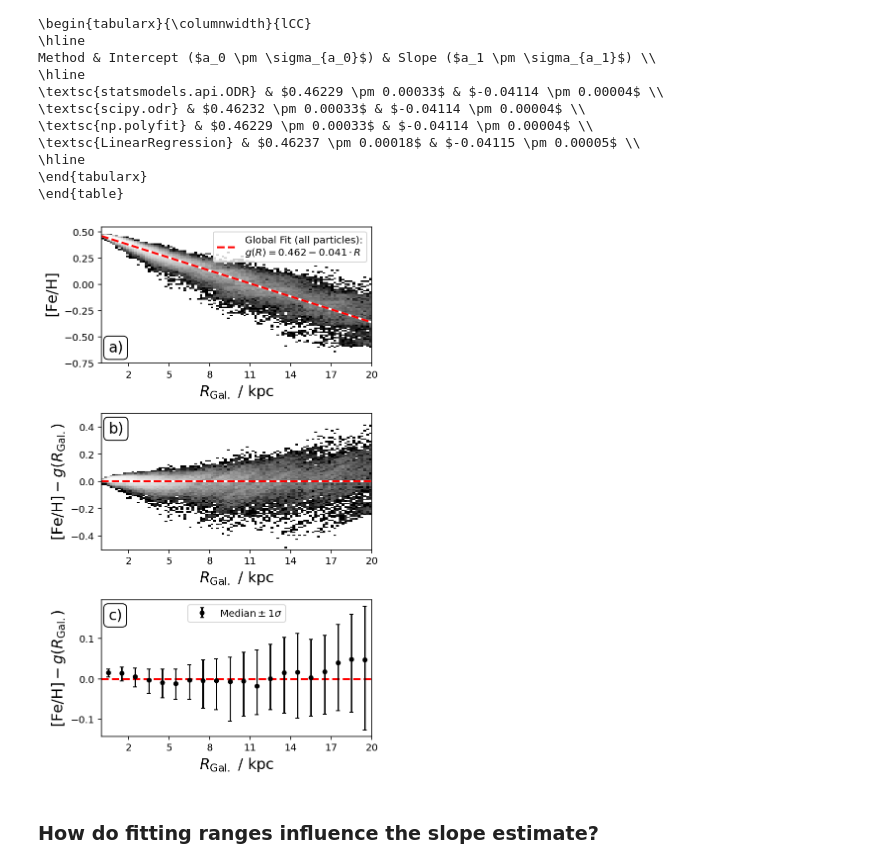
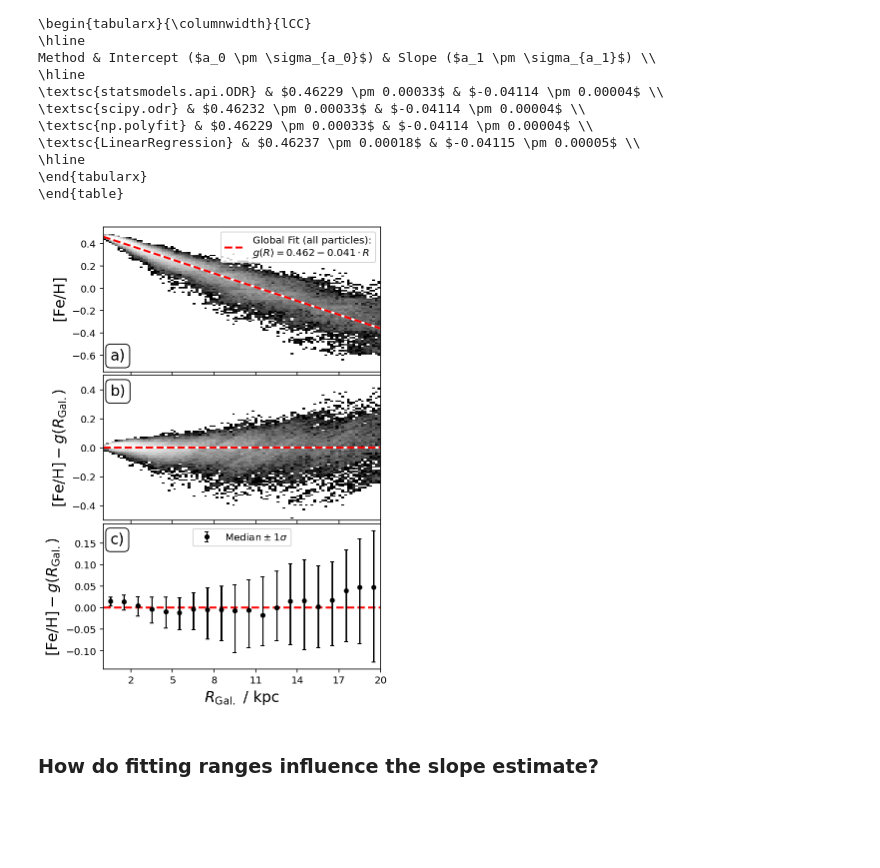
Before and after one commit to svenbuder/nihao_radial_metallicity_gradients, a Jupyter notebook: nihao_radial_metallicity_gradients.ipynb, the cells around one changed output. Cells and saved outputs as stored; diff of their text form; code cells hidden in the pictures; blank space fills up the shorter version.

```diff
--- a/nihao_radial_metallicity_gradients.ipynb
+++ b/nihao_radial_metallicity_gradients.ipynb
@@ -317,13 +317,13 @@ Method & Intercept ($a_0 \pm \sigma_{a_0}$) & Slope ($a_1 \pm \sigma_{a_1}$) \\
 \end{tabularx}
 \end{table}
 # %%
-f, axes = plt.subplots(3,1,figsize=(5,8))
+f, axes = plt.subplots(3,1,figsize=(5,7),sharex=True)
 
 axes = axes.flatten()
 
 ax = axes[0]
 ax.text(0.025,0.06,panels[0],fontsize=15,transform=ax.transAxes,va='bottom',ha='left',bbox=dict(boxstyle='round', facecolor='w', alpha=0.95))
-ax.set_xlabel(r'$R_\mathrm{Gal.}~/~\mathrm{kpc}$')
+# ax.set_xlabel(r'$R_\mathrm{Gal.}~/~\mathrm{kpc}$')
 ax.set_ylabel(r'$\mathrm{[Fe/H]}$')
 
 ax.hist2d(
@@ -352,11 +352,11 @@ s2 = ax.plot(
 )
 ax.legend(loc='upper right', fontsize=10)
 ax.set_xlim(0,nihao_R_max)
-ax.set_xticks([2,5,8,11,14,17,20])
+# ax.set_xticks([2,5,8,11,14,17,20])
 
 ax = axes[1]
 ax.text(0.025,0.94,panels[1],fontsize=15,transform=ax.transAxes,va='top',ha='left',bbox=dict(boxstyle='round', facecolor='w', alpha=0.95))
-ax.set_xlabel(r'$R_\mathrm{Gal.}~/~\mathrm{kpc}$')
+# ax.set_xlabel(r'$R_\mathrm{Gal.}~/~\mathrm{kpc}$')
 ax.set_ylabel(r'$\mathrm{[Fe/H]} - g(R_\mathrm{Gal.})$')
 
 ax.hist2d(
@@ -384,8 +384,8 @@ s2 = ax.plot(
     c = 'r',lw=2,ls='dashed',
     zorder = 2, label = 'Global Fit (all particles):\n'+r'$g(R) = '+"{:.3f}".format(model_global.intercept_)+' '+"{:.3f}".format(model_global.coef_[0])+'\cdot R$'
 )
-ax.set_xlim(0,nihao_R_max)
-ax.set_xticks([2,5,8,11,14,17,20])
+# ax.set_xlim(0,nihao_R_max)
+# ax.set_xticks([2,5,8,11,14,17,20])
 
 ax = axes[2]
 ax.text(0.025,0.94,panels[2],fontsize=15,transform=ax.transAxes,va='top',ha='left',bbox=dict(boxstyle='round', facecolor='w', alpha=0.95))
@@ -417,35 +417,35 @@ for R_index, (R_bin_min, R_bin_max) in enumerate(zip(R_bins[:-1],R_bins[1:])):
         capsize=2, zorder = 3
     )
     if R_index == 0:
         legend_labels = []
         legend_labels.append(s)
 
 
 ax.plot(
     R_line,
     Fe_H_line,
     c = 'w',lw=2,
     zorder = 2
 )
 s2 = ax.plot(
     R_line,
     Fe_H_line,
     c = 'r',lw=2,ls='dashed',
     zorder = 2
 )
 
 ax.set_xlim(0,nihao_R_max)
 ax.set_xticks([2,5,8,11,14,17,20])
 
 ax.legend(loc = 'upper center', fontsize=10)
 
-plt.tight_layout()
+plt.tight_layout(h_pad=0)
 
 plt.savefig('figures/global_r_feh_fit.png',dpi=300,bbox_inches='tight')
 plt.show()
 plt.close()
 # %% [output]
-[figure, old version]
+[figure, new version]
 # %% [markdown]
 ### How do fitting ranges influence the slope estimate?
 # %%
```
Also changed, not shown: parts of 1 cell of this notebook, 1 other file.
